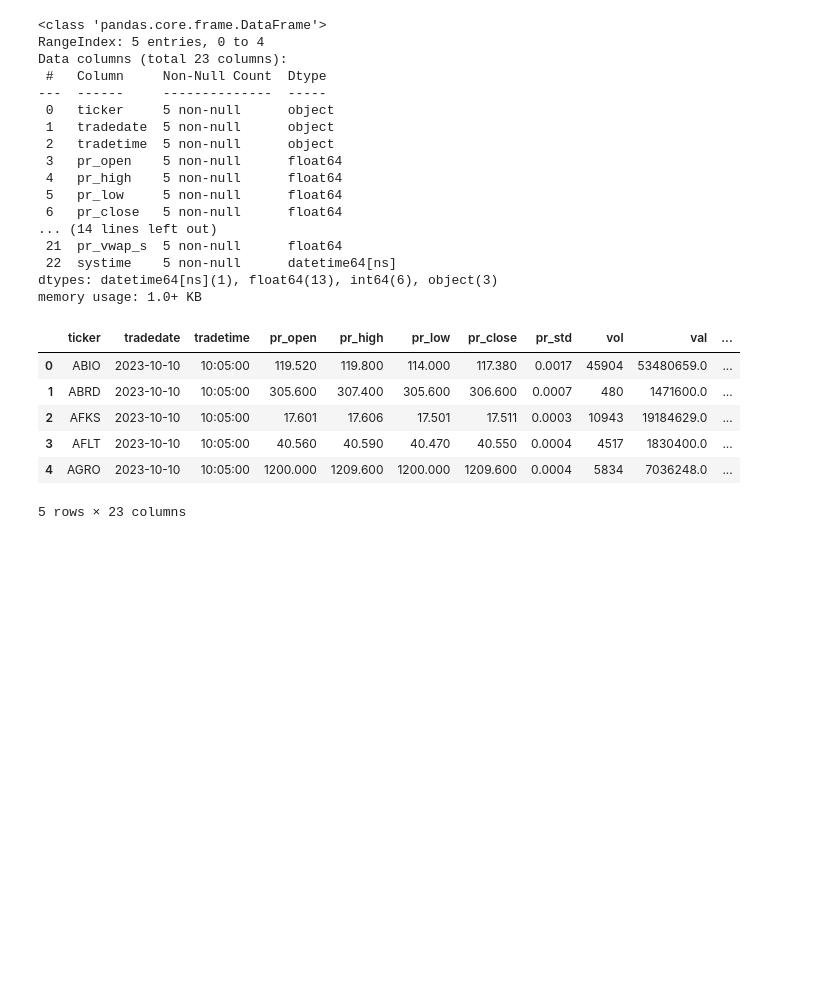
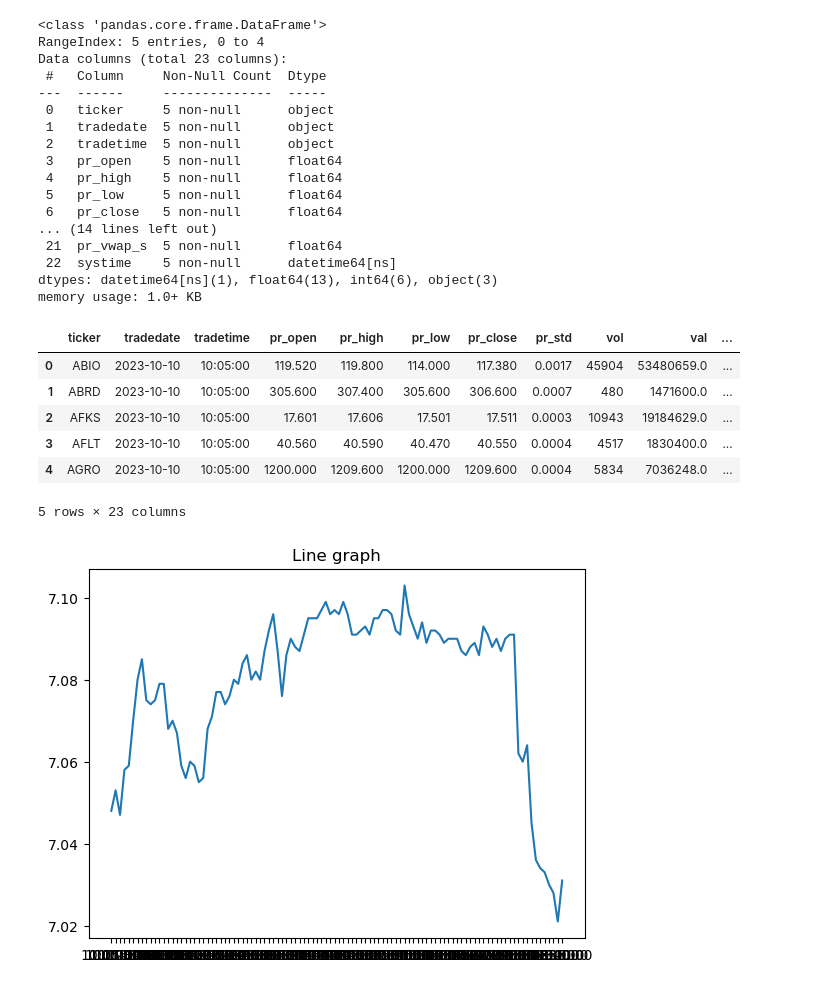
Before and after one commit to VAnufrikov/Go.Algo, a Jupyter notebook: data_moex.ipynb, the cells around one changed output. Cells and saved outputs as stored; diff of their text form; code cells hidden in the pictures; blank space fills up the shorter version.

```diff
--- a/data_moex.ipynb
+++ b/data_moex.ipynb
@@ -103,3 +103,19 @@ stocks.tradestats(date='2023-10-10').head()
 | 3 | AFLT | 2023-10-10 | 10:05:00 | 40.560 | 40.590 | 40.470 | 40.550 | 0.0004 | 4517 | 1830400.0 | ... |
 | 4 | AGRO | 2023-10-10 | 10:05:00 | 1200.000 | 1209.600 | 1200.000 | 1209.600 | 0.0004 | 5834 | 7036248.0 | ... |
 5 rows × 23 columns
+# %%
+df = pd.read_csv('tradestats_CBOM.csv', engine='python', encoding='cp1251', sep=',')
+# %%
+from matplotlib import pyplot as plt
+
+x = df[df['tradedate']=='2023-10-02']['tradetime']
+y = df[df['tradedate']=='2023-10-02']['pr_close']
+
+plt.plot(x,y)
+
+plt.title("Line graph")
+plt.ylabel('pr_close')
+plt.xlabel('tradetime')
+plt.show()
+# %% [output]
+[figure, added]
```
Also changed, not shown: parts of 3 cells of this notebook, 2 other files.
